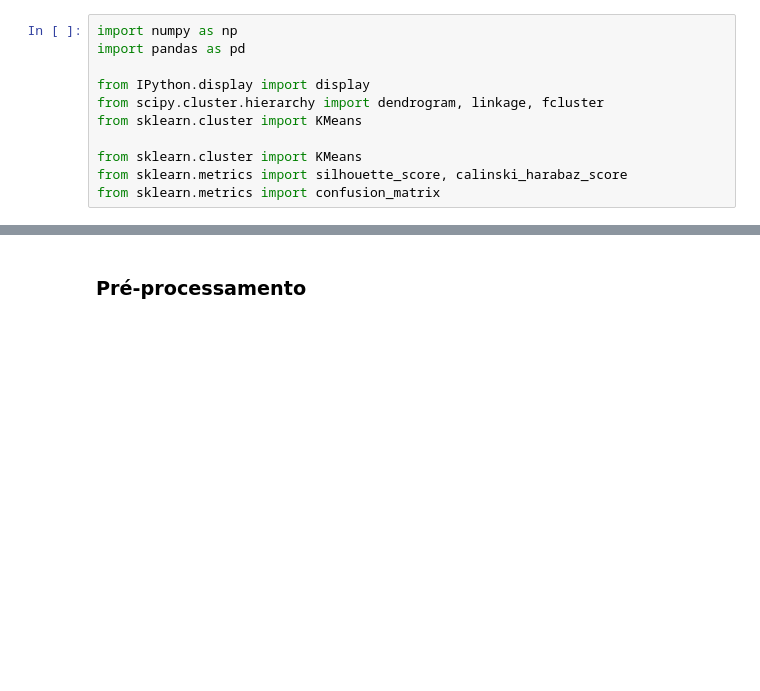
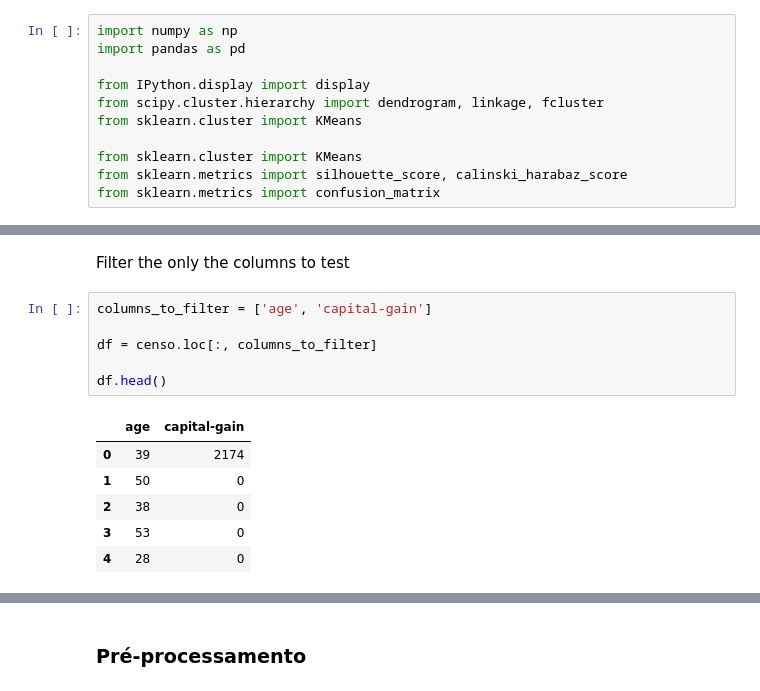
Before and after one commit to BrunoICardoso/DataScience, a Jupyter notebook: machine-learning-1/Trabalho 1 - Machine Learning 1.ipynb, the cells around one changed output, grey strips where cells are left out. Saved outputs shown, nothing was run; the diff lists cells and outputs as text; blank space fills up the shorter version.

```diff
--- a/machine-learning-1/Trabalho 1 - Machine Learning 1.ipynb
+++ b/machine-learning-1/Trabalho 1 - Machine Learning 1.ipynb
@@ -27,0 +75,15 @@ from sklearn.metrics import confusion_matrix
+# %% [markdown]
+Filter the only the columns to test
+# %%
+columns_to_filter = ['age', 'capital-gain']
+
+df = censo.loc[:, columns_to_filter]
+
+df.head()
+# %% [output]
+|  | age | capital-gain |
+| 0 | 39 | 2174 |
+| 1 | 50 | 0 |
+| 2 | 38 | 0 |
+| 3 | 53 | 0 |
+| 4 | 28 | 0 |
```
Also changed, not shown: parts of 8 cells of this notebook.
